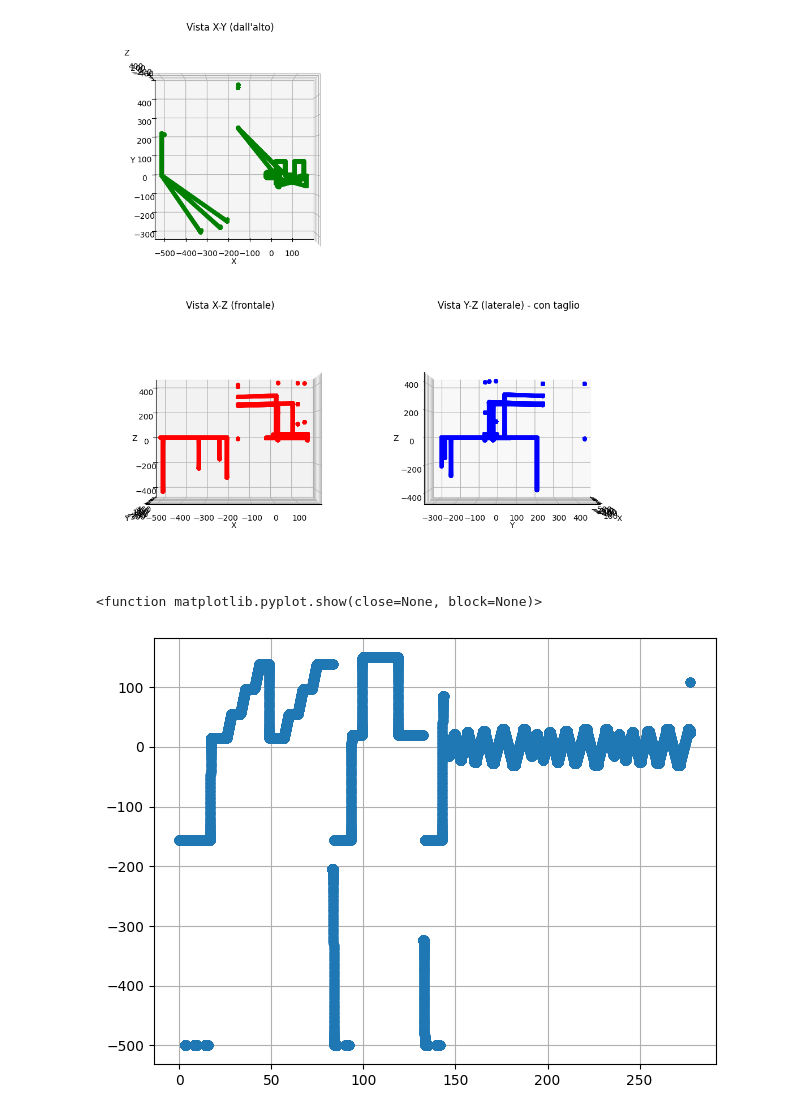
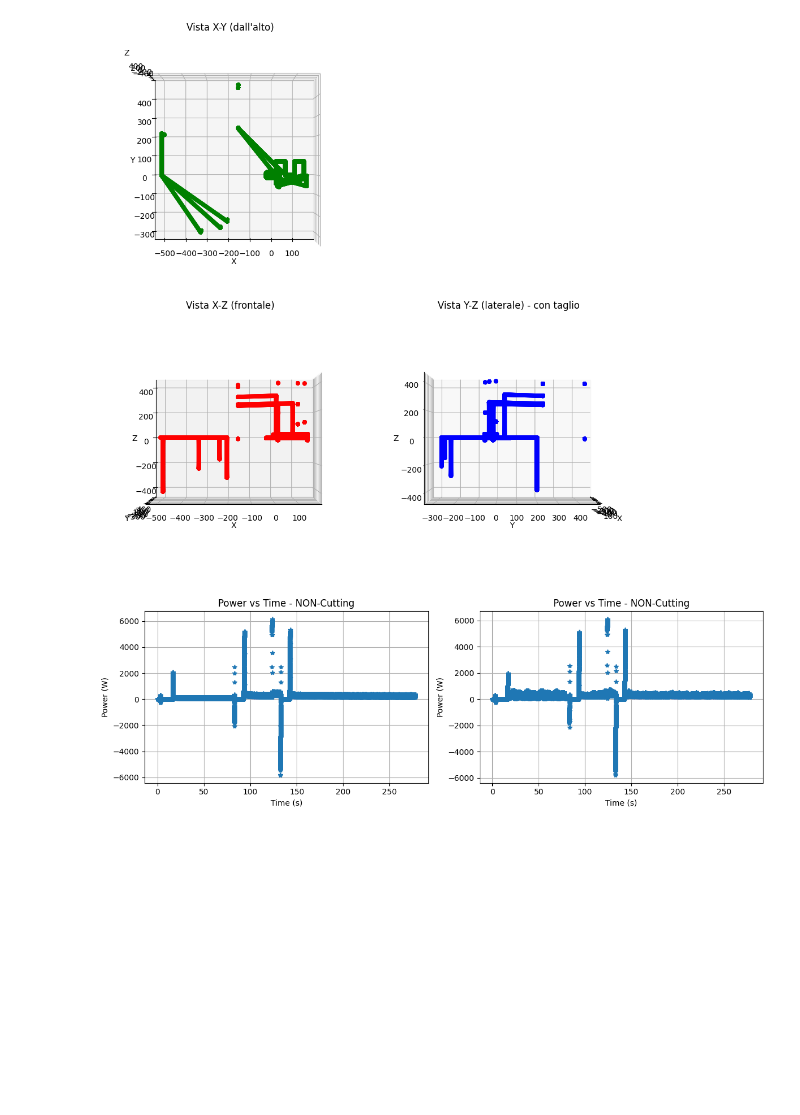
Before and after one commit to PaoloRos/MASSMa, a Jupyter notebook: 2_assignment/analisi.ipynb, the cells around one changed output. Drawn from its saved outputs; the diff is of its cells as text; code cells hidden in the pictures; blank space fills up the shorter version.

```diff
--- a/2_assignment/analisi.ipynb
+++ b/2_assignment/analisi.ipynb
@@ -204,12 +204,24 @@ plt.tight_layout()
 plt.show()
 # %% [output]
 [figure]
-# %%
-# plot t-x
-plt.plot(df5A1A['time'], df5A1A['prog_pos_x'], marker='o', linestyle='none')
-plt.grid(True)
-plt.tight_layout()
-plt.show
-# %% [output]
-<function matplotlib.pyplot.show(close=None, block=None)>
-[figure, removed]
+# %%
+fig, axes = plt.subplots(1, 2, figsize=(12, 4))  # 1 riga, 2 colonne
+
+# --- Primo grafico ---
+axes[0].plot(df5A1A['time'], df5A1A['power'], marker='*', linestyle='none')
+axes[0].set_xlabel('Time (s)')
+axes[0].set_ylabel('Power (W)')
+axes[0].set_title('Power vs Time - NON-Cutting')
+axes[0].grid(True)
+
+# --- Secondo grafico (identico) ---
+axes[1].plot(df5A1B['time'], df5A1B['power'], marker='*', linestyle='none')
+axes[1].set_xlabel('Time (s)')
+axes[1].set_ylabel('Power (W)')
+axes[1].set_title('Power vs Time - NON-Cutting')
+axes[1].grid(True)
+
+plt.tight_layout()
+plt.show()
+# %% [output]
+[figure, added]
```
Also changed, not shown: 1 other file.
